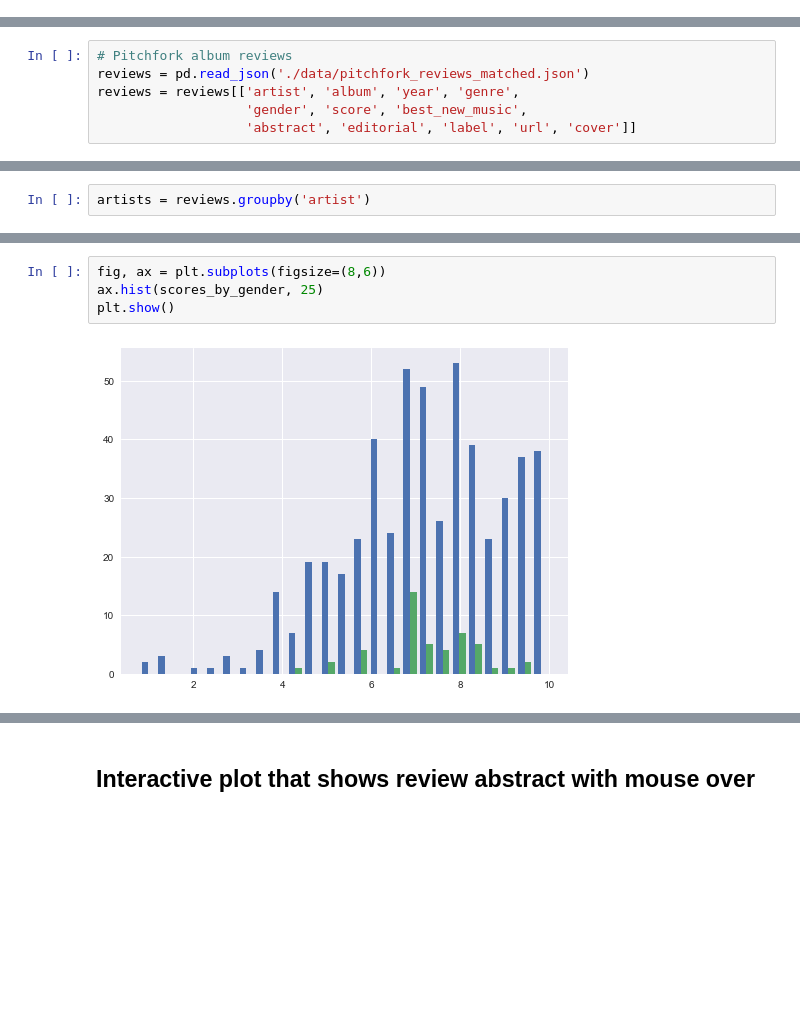
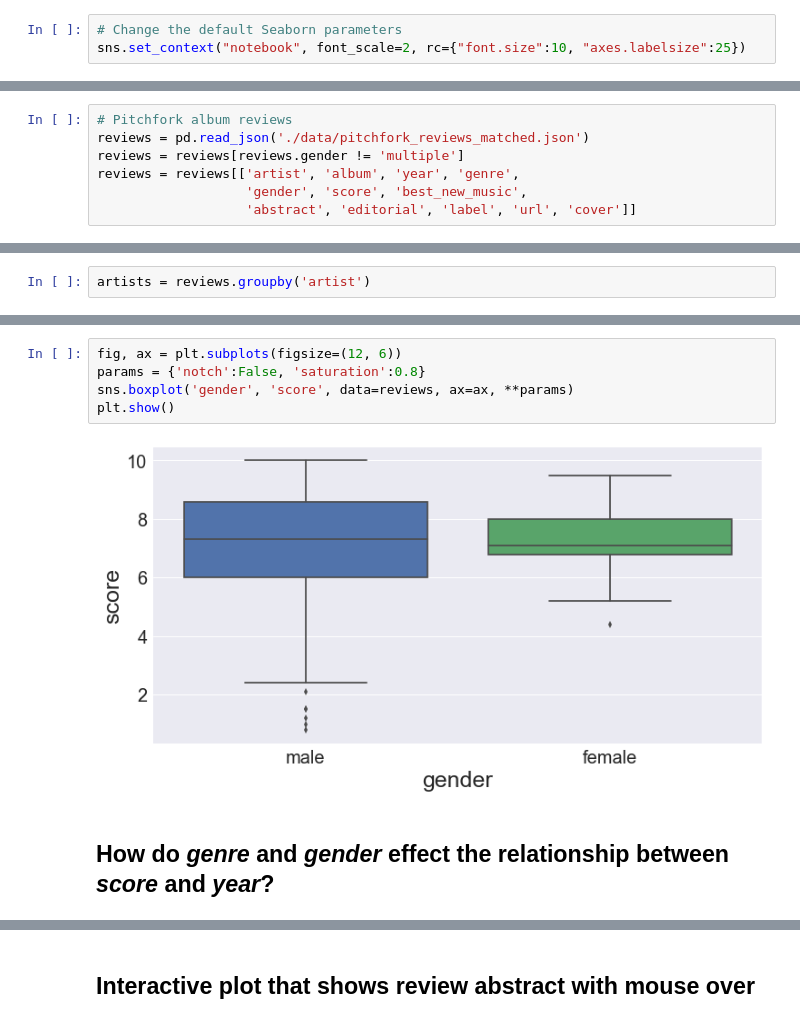
Before and after one commit to johnwmillr/pitchfork_reviews_and_lyrics, a Jupyter notebook: analysis.ipynb, the cells around one changed output, grey strips where cells are left out. Drawn from its saved outputs; the diff is of its cells as text; blank space fills up the shorter version.

```diff
--- a/analysis.ipynb
+++ b/analysis.ipynb
@@ -13,11 +14,15 @@ import os
 FS = 16 # fontsize
 %matplotlib inline
 plt.style.use('seaborn')
+# %%
+# Change the default Seaborn parameters
+sns.set_context("notebook", font_scale=2, rc={"font.size":10, "axes.labelsize":25})
 # %% [markdown]
 ### Load the Pitchfork reviews and song lyrics
 # %%
 # Pitchfork album reviews
 reviews = pd.read_json('./data/pitchfork_reviews_matched.json')
+reviews = reviews[reviews.gender != 'multiple']
 reviews = reviews[['artist', 'album', 'year', 'genre',
                    'gender', 'score', 'best_new_music',
                    'abstract', 'editorial', 'label', 'url', 'cover']]
@@ -109,6 +121,9 @@ plt.show()
 # %%
-fig, ax = plt.subplots(figsize=(8,6))
-ax.hist(scores_by_gender, 25)
+fig, ax = plt.subplots(figsize=(12, 6))
+params = {'notch':False, 'saturation':0.8}
+sns.boxplot('gender', 'score', data=reviews, ax=ax, **params)
 plt.show()
 # %% [output]
-[figure, old version]
+[figure, new version]
+# %% [markdown]
+## How do *genre* and *gender* effect the relationship between *score* and *year*?
```
Also changed, not shown: parts of 22 cells of this notebook.
